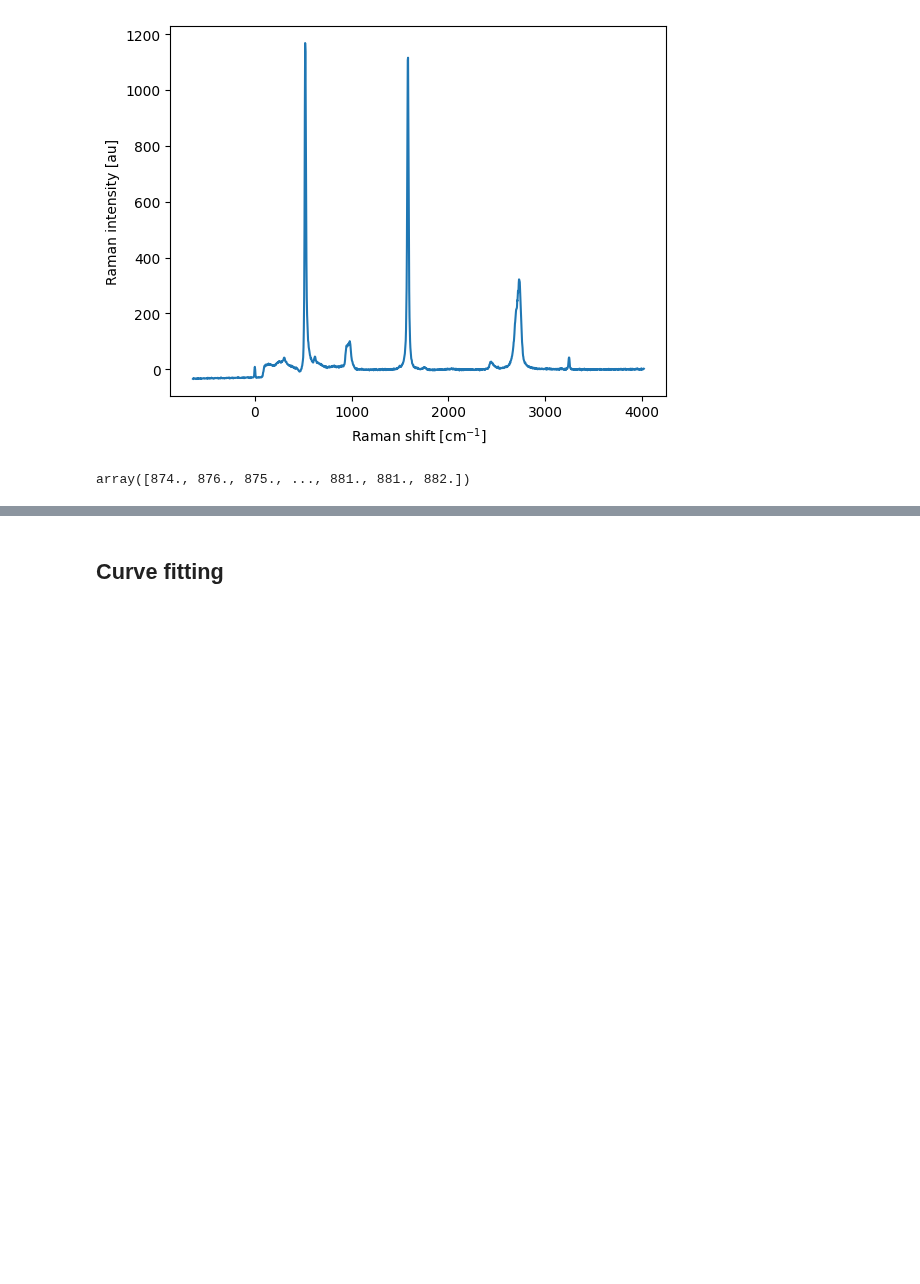
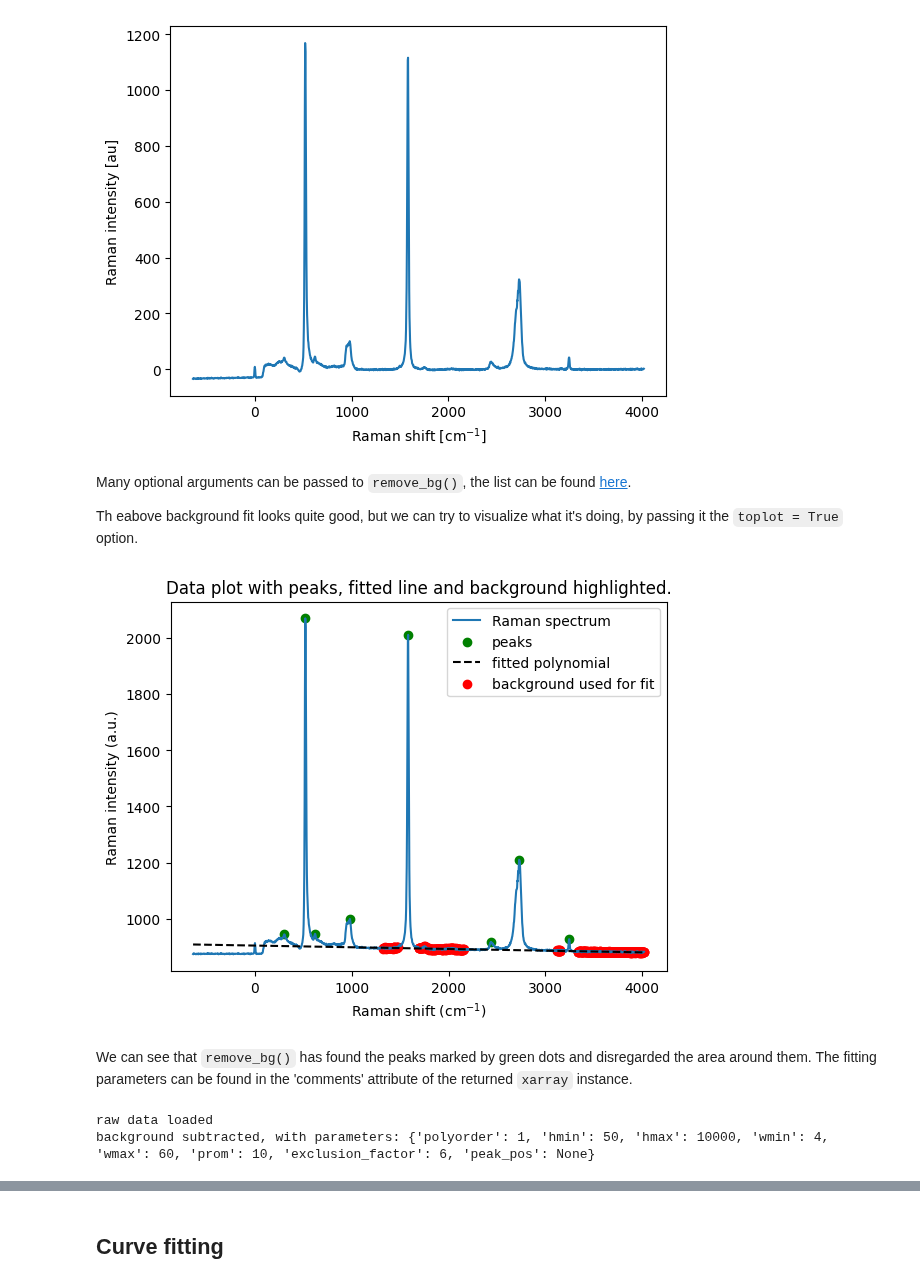
Before and after one commit to zrbyte/ramantools, a Jupyter notebook: ramantools tutorial.ipynb, the cells around one changed output, grey strips where cells are left out. Saved outputs shown, nothing was run; the diff lists cells and outputs as text; code cells hidden in the pictures; blank space fills up the shorter version.

```diff
--- a/ramantools tutorial.ipynb
+++ b/ramantools tutorial.ipynb
@@ -270,7 +242,18 @@ single_spec_nobg.plot()
 # %% [output]
 [<matplotlib.lines.Line2D at 0x...>]
 [figure]
-# %%
-singlespec.ssxr.data
-# %% [output]
-array([874., 876., 875., ..., 881., 881., 882.])
+# %% [markdown]
+Many optional arguments can be passed to `remove_bg()`, the list can be found [here](https://zrbyte.github.io/ramantools/ramantools.html#ramantools.bgsubtract).
+
+Th eabove background fit looks quite good, but we can try to visualize what it's doing, by passing it the `toplot = True` option.
+# %%
+single_spec_nobg = singlespec.remove_bg(toplot = True)
+# %% [output]
+[figure, added]
+# %% [markdown]
+We can see that `remove_bg()` has found the peaks marked by green dots and disregarded the area around them. The fitting parameters can be found in the 'comments' attribute of the returned `xarray` instance.
+# %%
+print(single_spec_nobg.attrs['comments'])
+# %% [output]
+raw data loaded
+background subtracted, with parameters: {'polyorder': 1, 'hmin': 50, 'hmax': 10000, 'wmin': 4, 'wmax': 60, 'prom': 10, 'exclusion_factor': 6, 'peak_pos': None}
```
Also changed, not shown: parts of 22 cells of this notebook, 1 other file.
